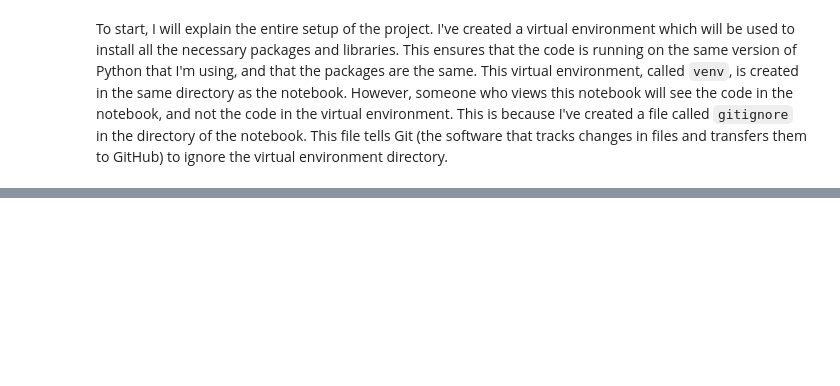
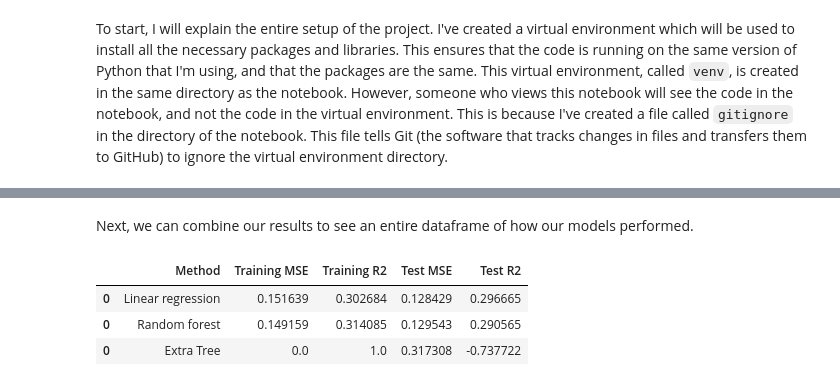
Before and after one commit to dubincorey/LATM-Final-Project, a Jupyter notebook: machine_learnining.ipynb, the cells around one changed output, grey strips where cells are left out. Saved outputs shown, nothing was run; the diff lists cells and outputs as text; code cells hidden in the pictures; blank space fills up the shorter version.

```diff
--- a/machine_learnining.ipynb
+++ b/machine_learnining.ipynb
@@ -22,0 +210,3 @@ import pandas as pd
+# %%
+y_et_train_pred = et.predict(X_train)
+y_et_test_pred = et.predict(X_test)
@@ -22,0 +215,5 @@ import pandas as pd
+# %%
+et_train_mse = mean_squared_error(y_train, y_et_train_pred)
+et_train_r2 = r2_score(y_train, y_et_train_pred)
+et_test_mse = mean_squared_error(y_test, y_et_test_pred)
+et_test_r2 = r2_score(y_test, y_et_test_pred)
@@ -22,0 +222,3 @@ import pandas as pd
+# %%
+et_results = pd.DataFrame(['Extra Tree', et_train_mse, et_train_r2, et_test_mse, et_test_r2]).transpose()
+et_results.columns = ['Method', 'Training MSE', 'Training R2', 'Test MSE', 'Test R2']
@@ -22,0 +235,9 @@ import pandas as pd
+# %% [markdown]
+Next, we can combine our results to see an entire dataframe of how our models performed.
+# %%
+pd.concat([lr_results, rf_results, et_results])
+# %% [output]
+|  | Method | Training MSE | Training R2 | Test MSE | Test R2 |
+| 0 | Linear regression | 0.151639 | 0.302684 | 0.128429 | 0.296665 |
+| 0 | Random forest | 0.149159 | 0.314085 | 0.129543 | 0.290565 |
+| 0 | Extra Tree | 0.0 | 1.0 | 0.317308 | -0.737722 |
```
Also changed, not shown: parts of 61 cells of this notebook, 2 other files.
